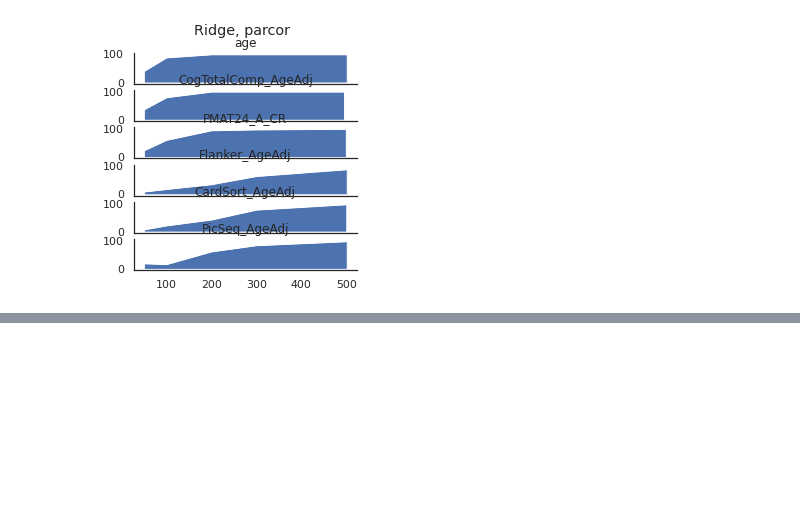
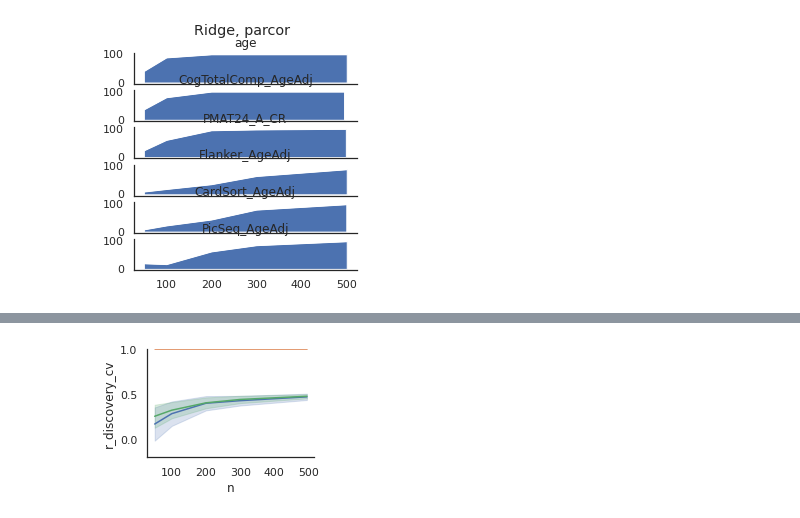
Before and after one commit to spisakt/BWAS_comment, a Jupyter notebook: plot_results.ipynb, the cells around one changed output, grey strips where cells are left out. Drawn from its saved outputs; the diff is of its cells as text; code cells hidden in the pictures; blank space fills up the shorter version.

```diff
--- a/plot_results.ipynb
+++ b/plot_results.ipynb
@@ -406,0 +437,5 @@ for i_target, target in enumerate(['age', 'CogTotalComp_AgeAdj', 'PMAT24_A_CR',
+# %%
+df = pd.read_csv('res_ridge.csv')
+plot_learning_curve(target='CogTotalComp_AgeAdj', feature='netmats_parcor', df=df, filetag='ridge')
+# %% [output]
+[figure, added]
```
Also changed, not shown: parts of 5 cells of this notebook, 7 other files.
